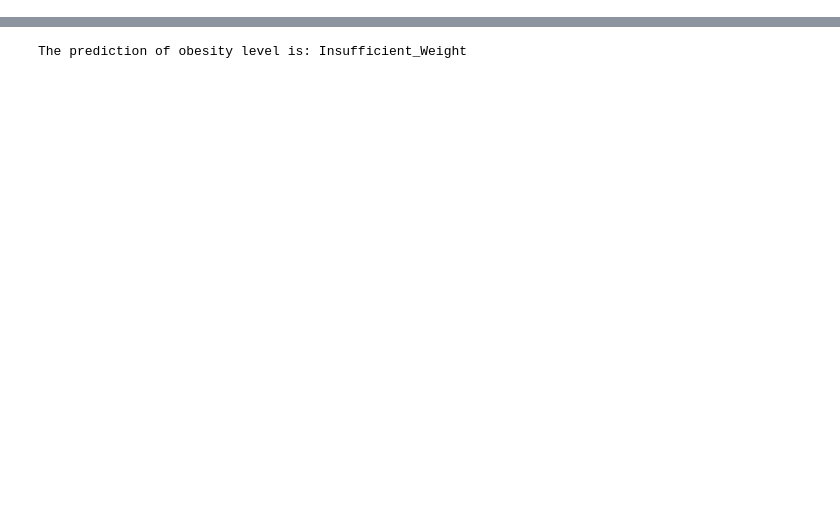
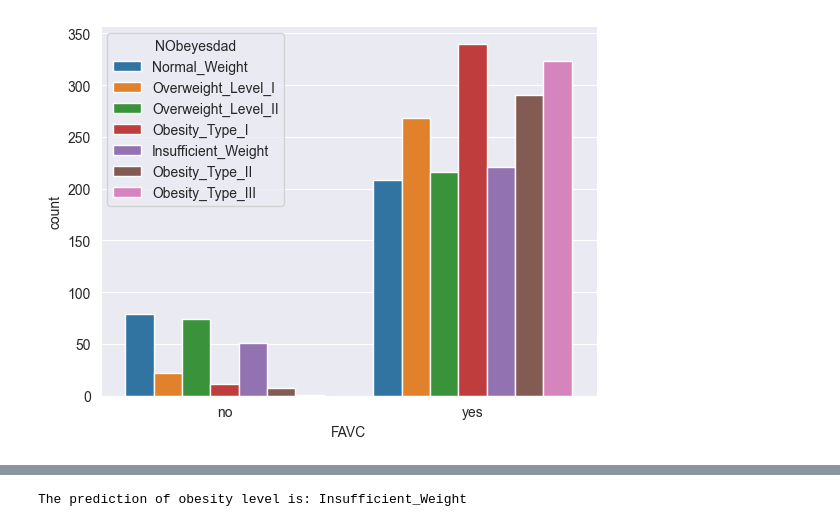
Before and after one commit to othytrigui/Obesity-level-prediction, a Jupyter notebook: main.ipynb, the cells around one changed output, grey strips where cells are left out. Cells and saved outputs as stored; diff of their text form; code cells hidden in the pictures; blank space fills up the shorter version.

```diff
--- a/main.ipynb
+++ b/main.ipynb
@@ -112,0 +119,5 @@ dtype: int64
+# %%
+sns.countplot(data=df, x='FAVC', hue='NObeyesdad')
+plt.show()
+# %% [output]
+[figure, added]
```
Also changed, not shown: parts of 45 cells of this notebook, 3 other files.
